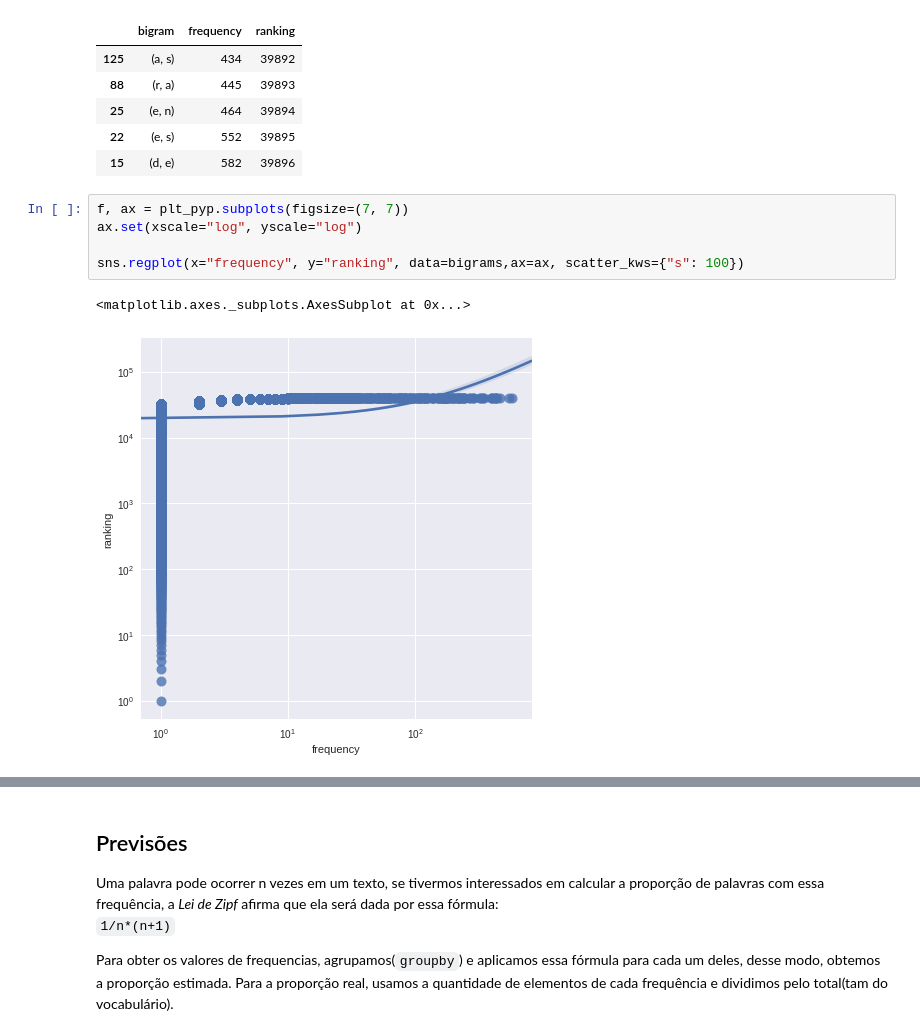
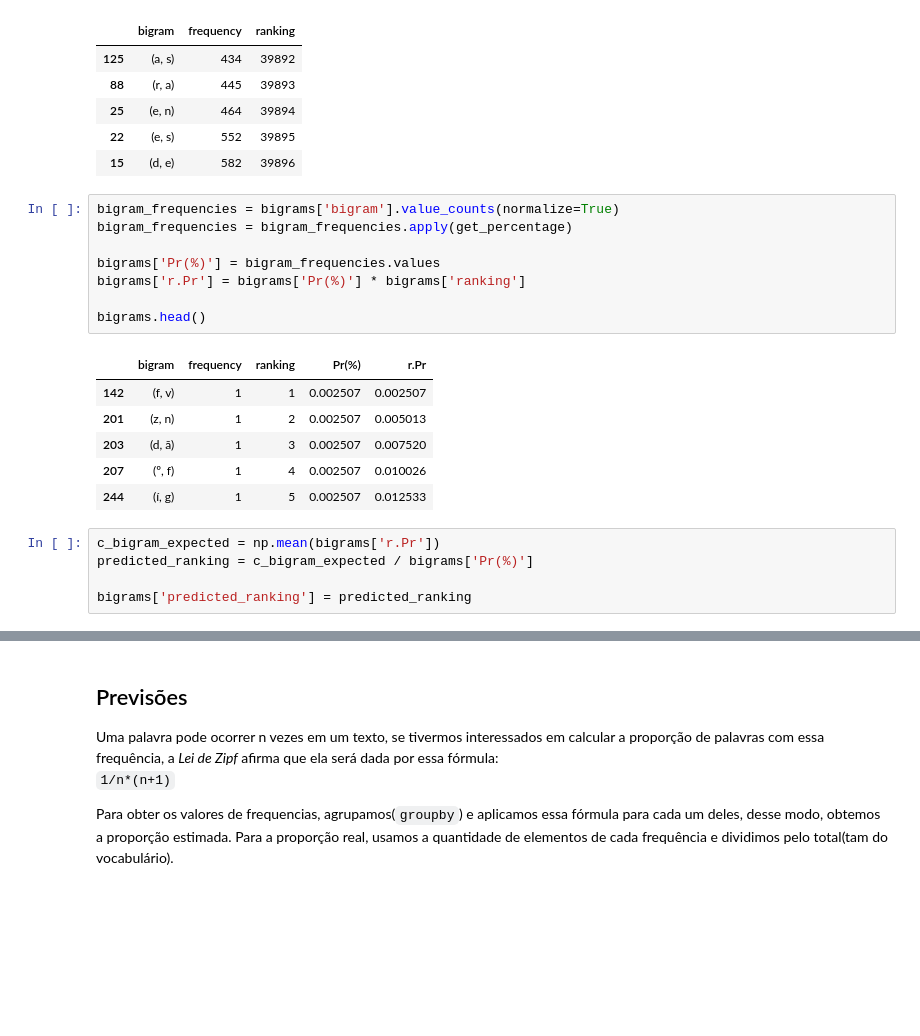
Before and after one commit to fanny/information-retrieval, a Jupyter notebook: lab2/text_processing.ipynb, the cells around one changed output, grey strips where cells are left out. Saved outputs shown, nothing was run; the diff lists cells and outputs as text; blank space fills up the shorter version.

```diff
--- a/lab2/text_processing.ipynb
+++ b/lab2/text_processing.ipynb
@@ -214,11 +224,23 @@ bigrams.tail()
 | 25 | (e, n) | 464 | 39894 |
 | 22 | (e, s) | 552 | 39895 |
 | 15 | (d, e) | 582 | 39896 |
-# %%
-f, ax = plt_pyp.subplots(figsize=(7, 7))
-ax.set(xscale="log", yscale="log")
-
-sns.regplot(x="frequency", y="ranking", data=bigrams,ax=ax, scatter_kws={"s": 100})
-# %% [output]
-<matplotlib.axes._subplots.AxesSubplot at 0x...>
-[figure, removed]
+# %%
+bigram_frequencies = bigrams['bigram'].value_counts(normalize=True)
+bigram_frequencies = bigram_frequencies.apply(get_percentage)
+
+bigrams['Pr(%)'] = bigram_frequencies.values
+bigrams['r.Pr'] = bigrams['Pr(%)'] * bigrams['ranking']
+
+bigrams.head()
+# %% [output]
+|  | bigram | frequency | ranking | Pr(%) | r.Pr |
+| 142 | (f, v) | 1 | 1 | 0.002507 | 0.002507 |
+| 201 | (z, n) | 1 | 2 | 0.002507 | 0.005013 |
+| 203 | (d, ã) | 1 | 3 | 0.002507 | 0.007520 |
+| 207 | (º, f) | 1 | 4 | 0.002507 | 0.010026 |
+| 244 | (í, g) | 1 | 5 | 0.002507 | 0.012533 |
+# %%
+c_bigram_expected = np.mean(bigrams['r.Pr'])
+predicted_ranking = c_bigram_expected / bigrams['Pr(%)']
+
+bigrams['predicted_ranking'] = predicted_ranking
```
Also changed, not shown: parts of 7 cells of this notebook.
